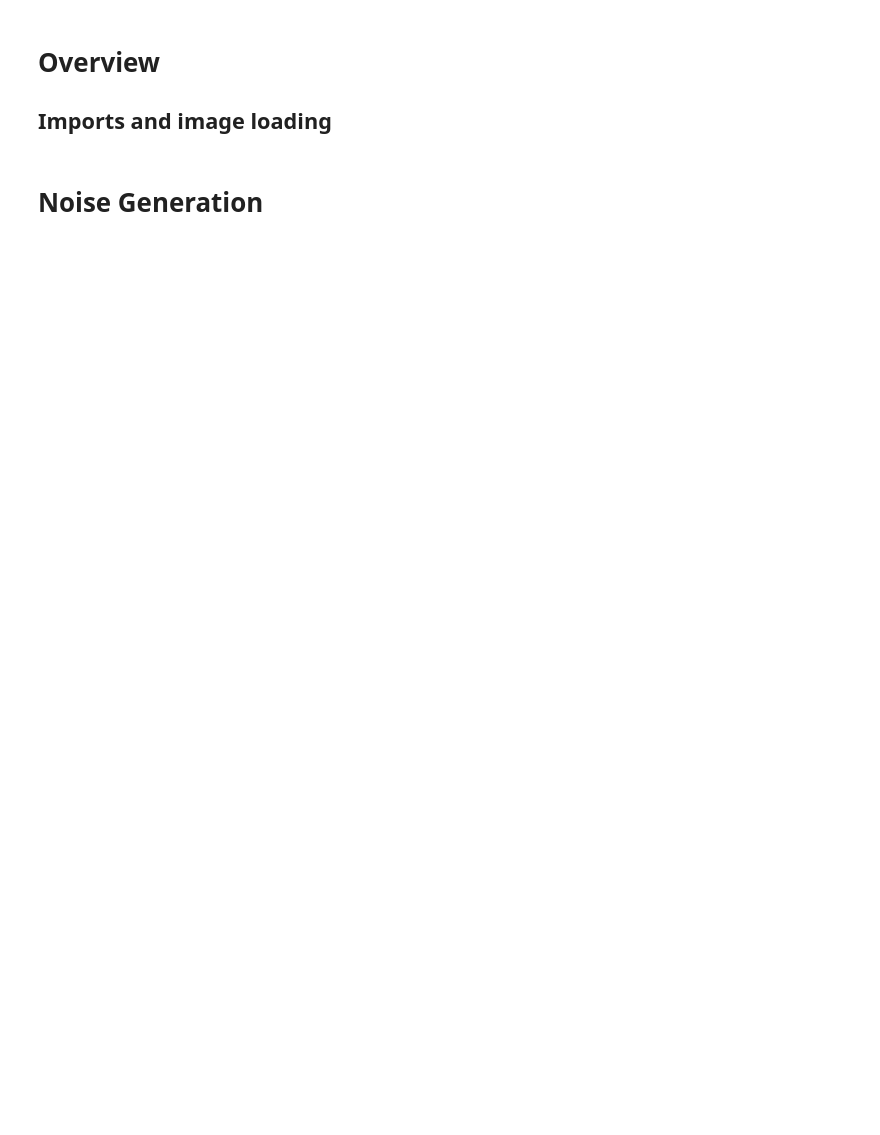
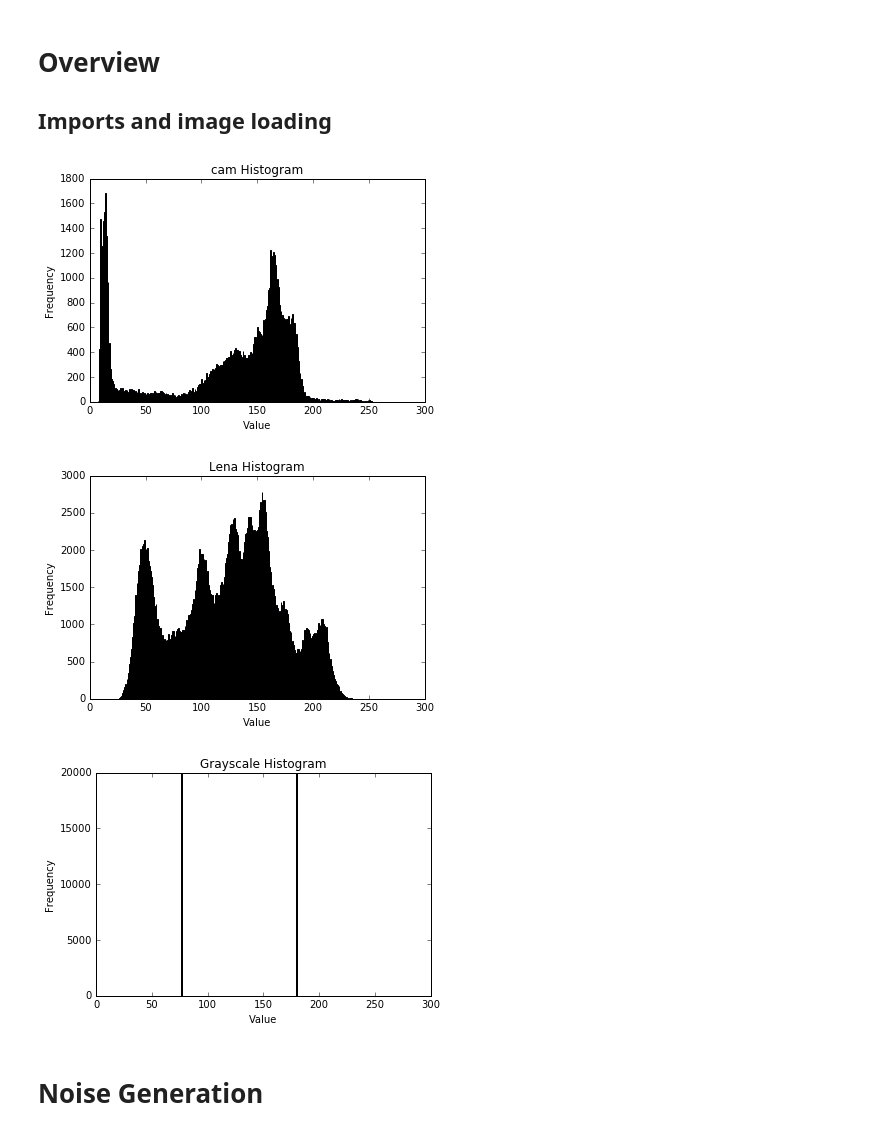
Before and after one commit to Erik-J-D/SYDE575-lab, a Jupyter notebook: LAB_2/Lab 2.ipynb, the cells around one changed output. Drawn from its saved outputs; the diff is of its cells as text; code cells hidden in the pictures; blank space fills up the shorter version.

```diff
--- a/LAB_2/Lab 2.ipynb
+++ b/LAB_2/Lab 2.ipynb
@@ -57,6 +57,15 @@ def plot_histogram(im, title):
     plt.xlabel("Value")
     plt.ylabel("Frequency")
     plt.show()
+# %%
+%matplotlib inline
+plot_histogram(cam, "cam Histogram")
+plot_histogram(lena, "Lena Histogram")
+plot_histogram(grayscale, "Grayscale Histogram")
+# %% [output]
+[figure, added]
+[figure, added]
+[figure, added]
 # %% [markdown]
 # Noise Generation
 # %%
```
Also changed, not shown: parts of 21 cells of this notebook.
